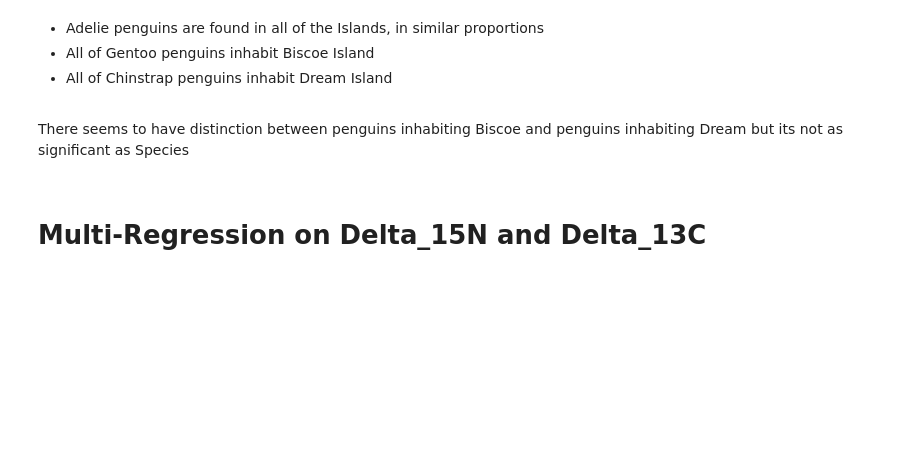
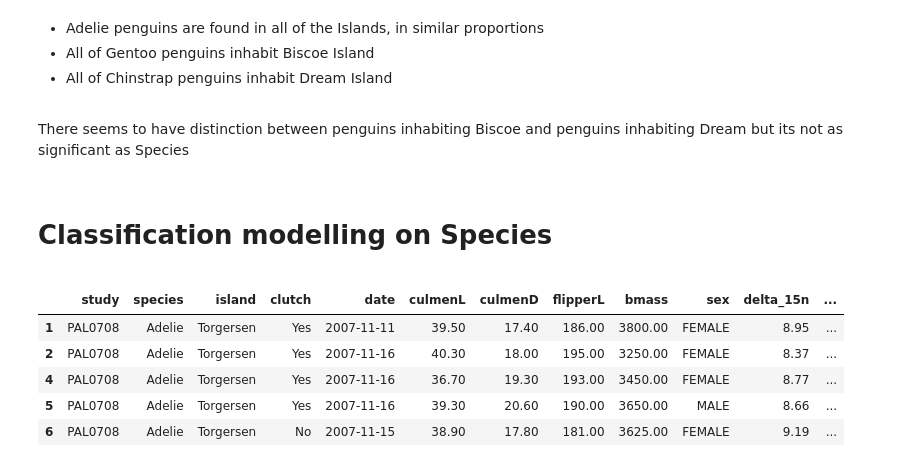
Before and after one commit to h4ck4l1/datasets, a Jupyter notebook: penguin/penguin.ipynb, the cells around one changed output. Drawn from its saved outputs; the diff is of its cells as text; code cells hidden in the pictures; blank space fills up the shorter version.

```diff
--- a/penguin/penguin.ipynb
+++ b/penguin/penguin.ipynb
@@ -431,4 +431,4 @@ biomass_vs_culmend
 # %% [markdown]
 <font face="Fira Code">
 <h1>
-Multi-Regression on Delta_15N and Delta_13C
+Classification modelling on Species
@@ -439,3 +445,12 @@ grid_params = dict(
+# %%
+temp_na.head()
+# %% [output]
+|  | study | species | island | clutch | date | culmenL | culmenD | flipperL | bmass | sex | delta_15n | ... |
+| 1 | PAL0708 | Adelie | Torgersen | Yes | 2007-11-11 | 39.50 | 17.40 | 186.00 | 3800.00 | FEMALE | 8.95 | ... |
+| 2 | PAL0708 | Adelie | Torgersen | Yes | 2007-11-16 | 40.30 | 18.00 | 195.00 | 3250.00 | FEMALE | 8.37 | ... |
+| 4 | PAL0708 | Adelie | Torgersen | Yes | 2007-11-16 | 36.70 | 19.30 | 193.00 | 3450.00 | FEMALE | 8.77 | ... |
+| 5 | PAL0708 | Adelie | Torgersen | Yes | 2007-11-16 | 39.30 | 20.60 | 190.00 | 3650.00 | MALE | 8.66 | ... |
+| 6 | PAL0708 | Adelie | Torgersen | No | 2007-11-15 | 38.90 | 17.80 | 181.00 | 3625.00 | FEMALE | 9.19 | ... |
 # %%
 # ord_enc = OrdinalEncoder().set_output(transform='pandas')
 # temp_df[['study','species','island','clutch','sex']] = ord_enc.fit_transform(temp_df[['study','species','island','clutch','sex']])
```
Also changed, not shown: parts of 2 cells of this notebook.
